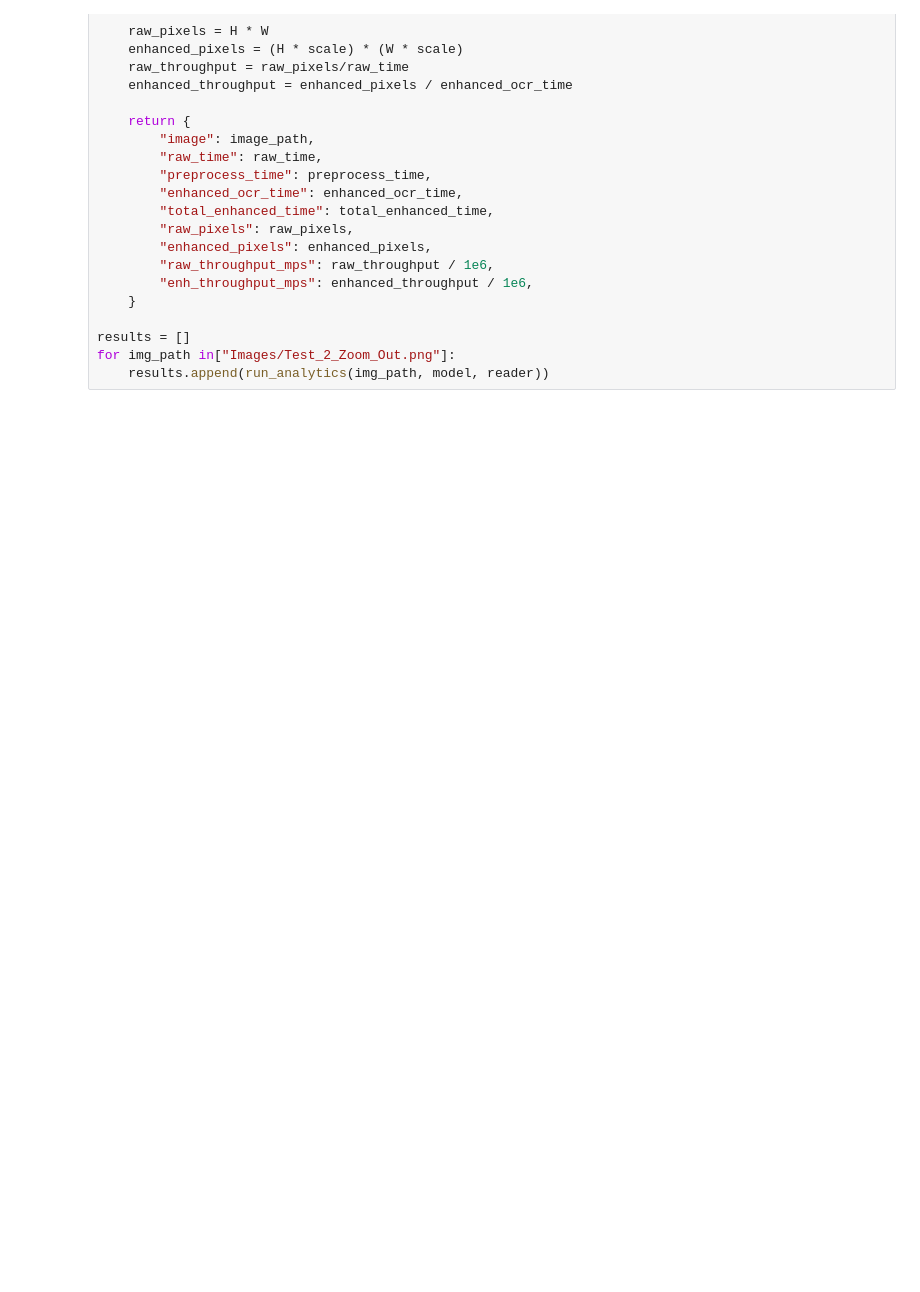
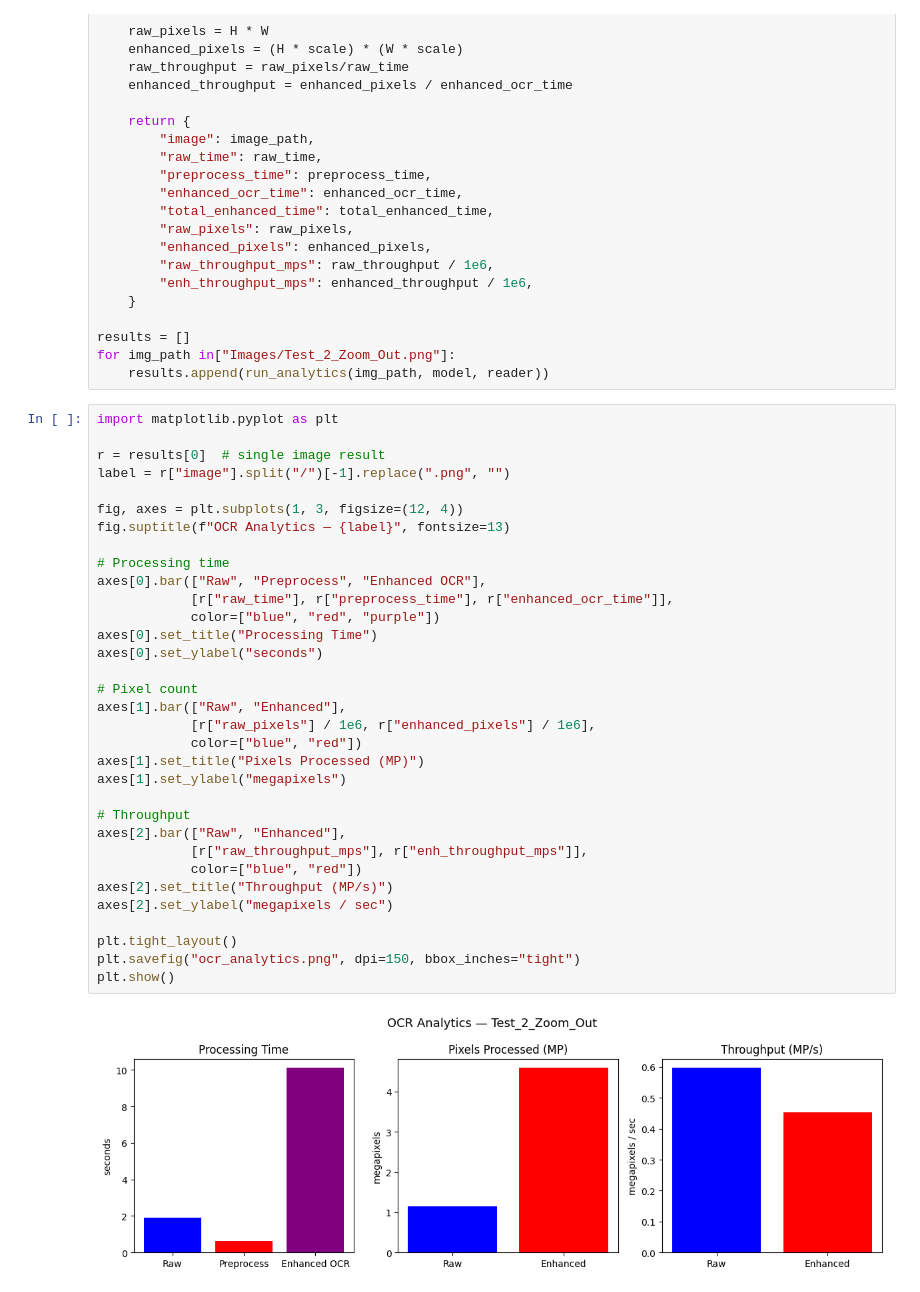
Before and after one commit to timle105/CSCI184-Final-Project, a Jupyter notebook: Final_Project.ipynb, the cells around one changed output. Drawn from its saved outputs; the diff is of its cells as text; blank space fills up the shorter version.

Commit message:
added my old code that wasn't working and had to update matplotlib

```diff
--- a/Final_Project.ipynb
+++ b/Final_Project.ipynb
@@ -293,3 +293,38 @@ def run_analytics(image_path, model, reader):
 results = []
 for img_path in["Images/Test_2_Zoom_Out.png"]:
     results.append(run_analytics(img_path, model, reader))
+# %%
+import matplotlib.pyplot as plt
+
+r = results[0]  # single image result
+label = r["image"].split("/")[-1].replace(".png", "")
+
+fig, axes = plt.subplots(1, 3, figsize=(12, 4))
+fig.suptitle(f"OCR Analytics — {label}", fontsize=13)
+
+# Processing time
+axes[0].bar(["Raw", "Preprocess", "Enhanced OCR"],
+            [r["raw_time"], r["preprocess_time"], r["enhanced_ocr_time"]],
+            color=["blue", "red", "purple"])
+axes[0].set_title("Processing Time")
+axes[0].set_ylabel("seconds")
+
+# Pixel count
+axes[1].bar(["Raw", "Enhanced"],
+            [r["raw_pixels"] / 1e6, r["enhanced_pixels"] / 1e6],
+            color=["blue", "red"])
+axes[1].set_title("Pixels Processed (MP)")
+axes[1].set_ylabel("megapixels")
+
+# Throughput
+axes[2].bar(["Raw", "Enhanced"],
+            [r["raw_throughput_mps"], r["enh_throughput_mps"]],
+            color=["blue", "red"])
+axes[2].set_title("Throughput (MP/s)")
+axes[2].set_ylabel("megapixels / sec")
+
+plt.tight_layout()
+plt.savefig("ocr_analytics.png", dpi=150, bbox_inches="tight")
+plt.show()
+# %% [output]
+[figure, added]
```
Also changed, not shown: parts of 2 cells of this notebook.
